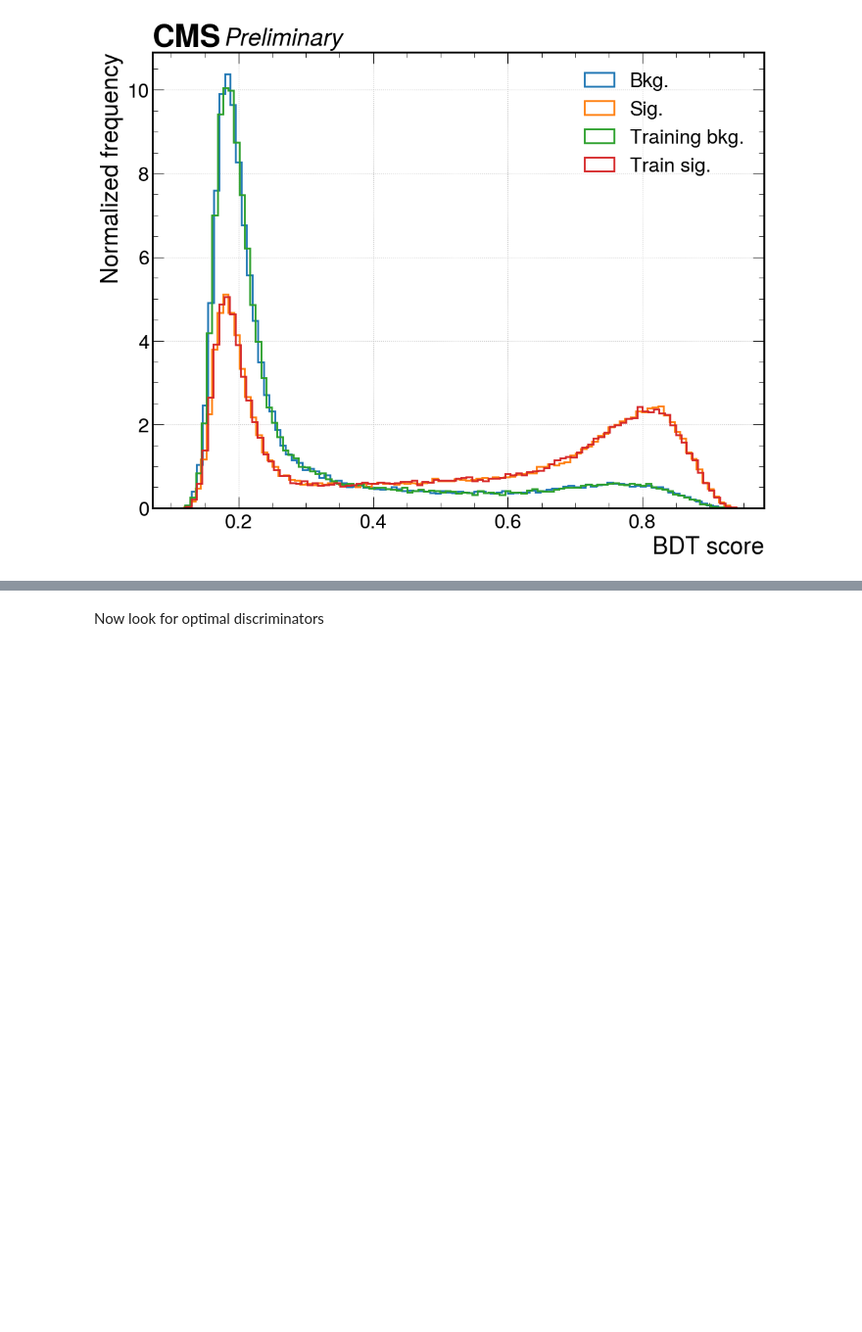
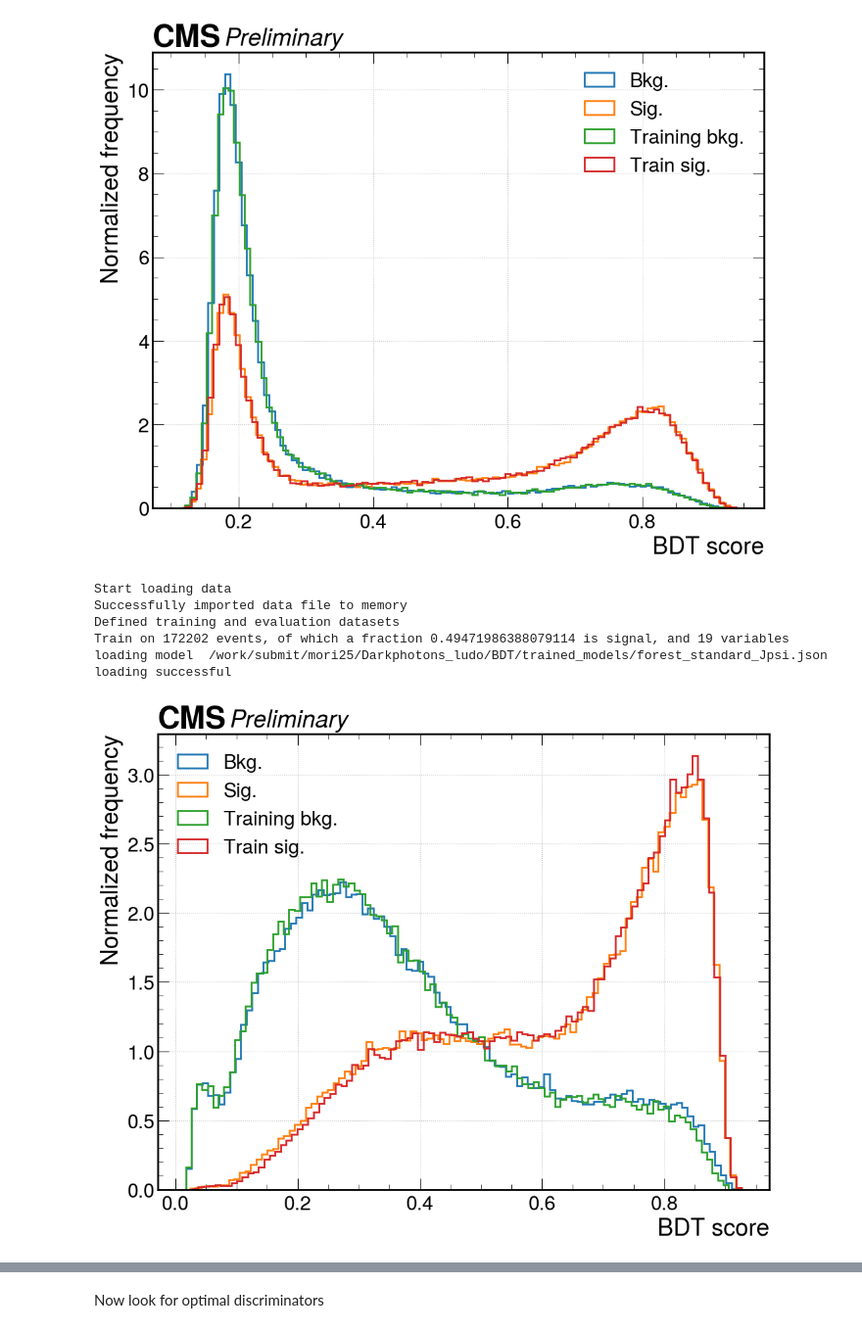
Before and after one commit to ludomori99/Darkphotons_Run3, a Jupyter notebook: BDT/view_training.ipynb, the cells around one changed output, grey strips where cells are left out. Shown at 98% size. Drawn from its saved outputs; the diff is of its cells as text; code cells hidden in the pictures; blank space fills up the shorter version.

Commit message:
added functionalities to trainer

```diff
--- a/BDT/view_training.ipynb
+++ b/BDT/view_training.ipynb
@@ -68,3 +69,22 @@ Train on 172202 events, of which a fraction 0.49471986388079114 is signal, and 1
 loading model  /work/submit/mori25/Darkphotons_ludo/BDT/trained_models/forest_standard_Y.json
 loading successful
 [figure]
+# %%
+from numba_stats import expon # crystalball,crystalball_ex, norm, expon, voigt, truncexpon
+def nonPrompt_tail(x,N,b):
+    return  N*expon.pdf(x,0,b)
+
+modelname = "forest_standard"
+Jpsi_fs = Trainer("Jpsi", modelname)
+Jpsi_fs.load_data()
+Jpsi_fs.prepare_training_set()
+Jpsi_fs.load_model()
+Jpsi_fs.plot_model()
+# %% [output]
+Start loading data
+Successfully imported data file to memory
+Defined training and evaluation datasets
+Train on 172202 events, of which a fraction 0.49471986388079114 is signal, and 19 variables
+loading model  /work/submit/mori25/Darkphotons_ludo/BDT/trained_models/forest_standard_Jpsi.json
+loading successful
+[figure, added]
```
Also changed, not shown: parts of 8 cells of this notebook, 2 other files.
